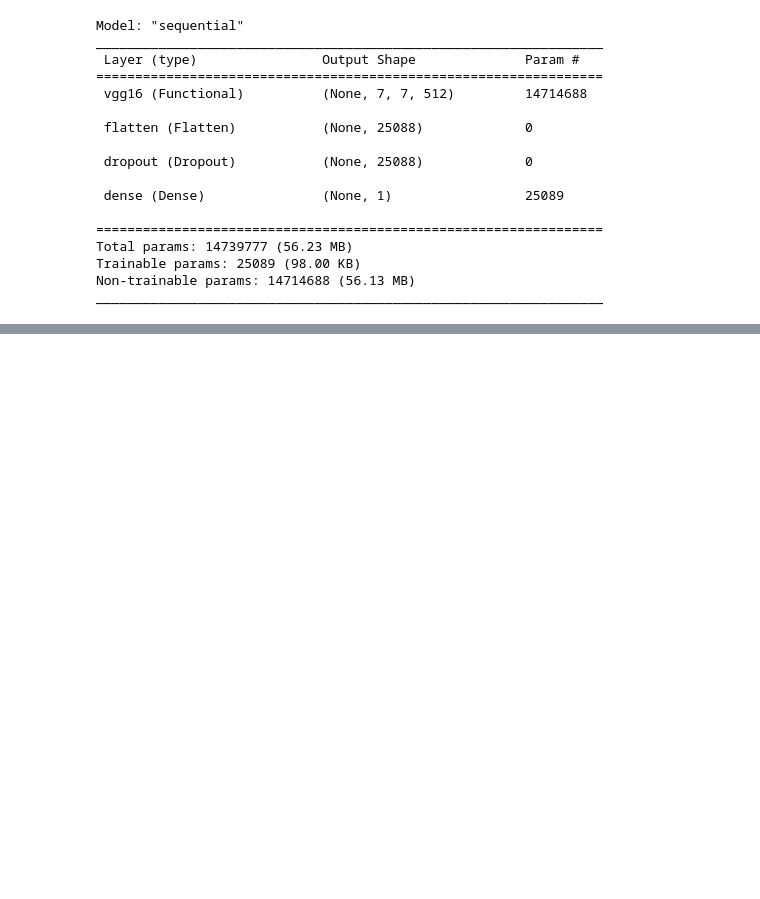
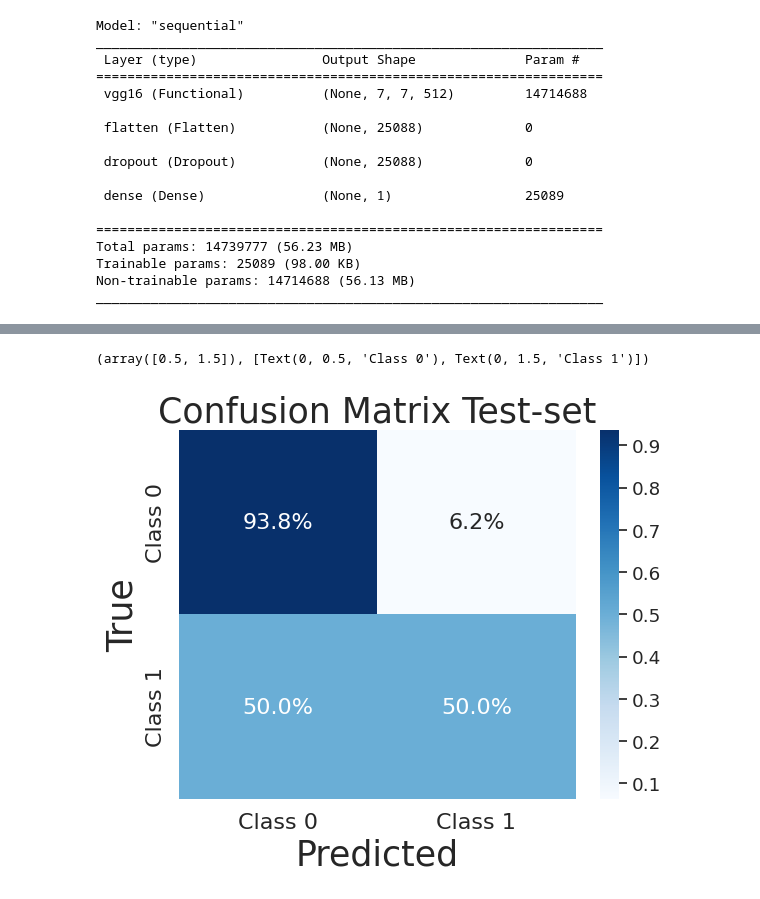
Before and after one commit to gqkd/MRI_Brain_Tumor_Detection, a Jupyter notebook: Brain_Tumor_Detection.ipynb, the cells around one changed output, grey strips where cells are left out. Saved outputs shown, nothing was run; the diff lists cells and outputs as text; code cells hidden in the pictures; blank space fills up the shorter version.

```diff
--- a/Brain_Tumor_Detection.ipynb
+++ b/Brain_Tumor_Detection.ipynb
@@ -693,0 +759,3 @@ WARNING:tensorflow:Early stopping conditioned on metric `val_acc` which is not a
+# %%
+X_val_crop_rgb = crop(X_val, return_rgb = True)
+X_test_crop_rgb = crop(X_test, return_rgb = True)
@@ -693,0 +862,18 @@ WARNING:tensorflow:Early stopping conditioned on metric `val_acc` which is not a
+# %%
+class_names = ['Class 0', 'Class 1']
+s = sns.heatmap(confusion_mtx.astype('float')/confusion_mtx.sum(axis=1)[:,np.newaxis],
+                xticklabels=class_names,
+                yticklabels=class_names,
+                annot=True,
+                annot_kws={"size": 16},
+                fmt='.1%',
+                cmap='Blues')
+
+plt.title("Confusion Matrix Test-set", fontsize=25)
+plt.xlabel('Predicted', fontsize=25)
+plt.ylabel('True', fontsize=25)
+plt.xticks(fontsize=16)
+plt.yticks(fontsize=16)
+# %% [output]
+(array([0.5, 1.5]), [Text(0, 0.5, 'Class 0'), Text(0, 1.5, 'Class 1')])
+[figure, added]
```
Also changed, not shown: parts of 14 cells of this notebook.
